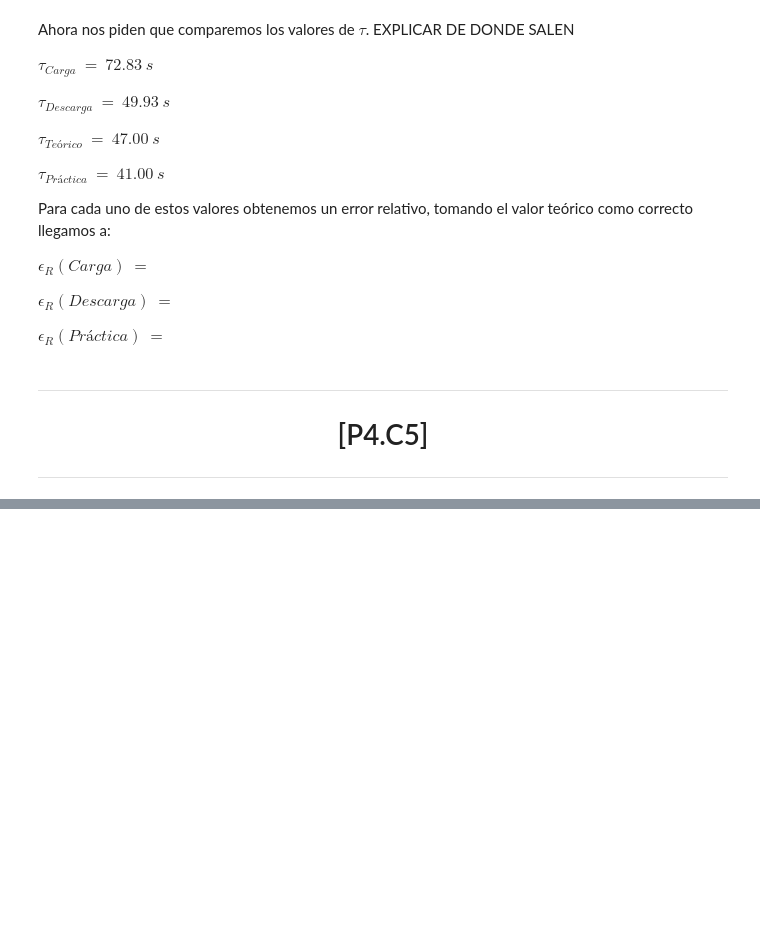
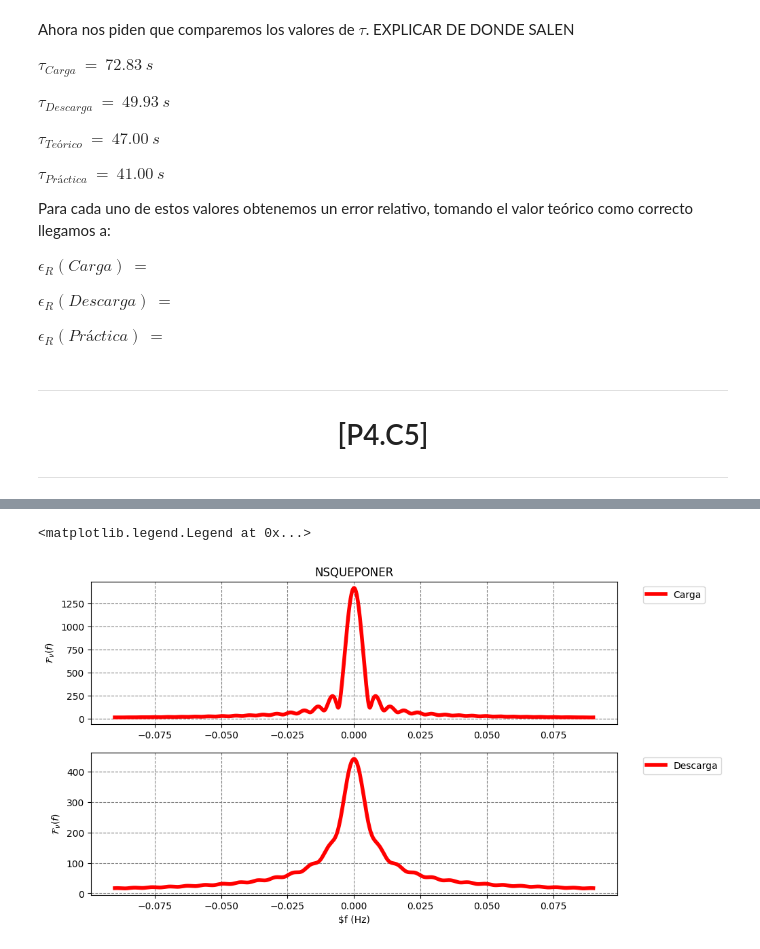
Before and after one commit to WetZap/Practicas-Circuitos, a Jupyter notebook: Practicas/Sesion 5/QuintaSesion.ipynb, the cells around one changed output, grey strips where cells are left out. Drawn from its saved outputs; the diff is of its cells as text; code cells hidden in the pictures; blank space fills up the shorter version.

```diff
--- a/Practicas/Sesion 5/QuintaSesion.ipynb
+++ b/Practicas/Sesion 5/QuintaSesion.ipynb
@@ -341,0 +376,31 @@ plt.show()
+# %%
+ModuloCarga = []
+ModuloDescarga = []
+
+frec=np.linspace(-0.09,0.09,10000)
+for i in frec:
+    RealCarga, ComplejaCarga = Fourier(VoltajeCondensadorCarga,TiempoCarga,i)
+    #print(ComplejaCarga)
+    RealDesCarga, ComplejaDesCarga = Fourier(VoltajeCondensadorDesCarga,TiempoDesCarga,i)
+    ModuloCarga.append(np.sqrt(RealCarga**2 + ComplejaCarga**2))
+    ModuloDescarga.append(np.sqrt(RealDesCarga**2 + ComplejaDesCarga**2))
+
+# Graficar el diagrama de  Bode - Ganancia
+plt.figure(figsize=(10, 6))
+plt.subplot(2, 1, 1)
+plt.plot(frec, ModuloCarga,label="Carga",color="red",lw=4)  # Gráfica semilogarítmica
+plt.title("NSQUEPONER")
+plt.ylabel(r"$\mathcal{F}_\nu (f)$")
+plt.legend(bbox_to_anchor=(1.04, 1), loc="upper left")
+plt.grid(True, which="both", linestyle="--", color="gray")
+
+# Graficar el Bode - Fase (radianes)
+plt.subplot(2, 1, 2)
+plt.plot(frec, ModuloDescarga,label="Descarga",color="red",lw=4)  # Gráfica semilogarítmica
+plt.ylabel(r"$\mathcal{F}_\nu (f)$")
+plt.xlabel(r"$f (Hz)")
+plt.grid(True, which="both", linestyle="--", color="gray")
+plt.legend(bbox_to_anchor=(1.04, 1), loc="upper left")
+# %% [output]
+<matplotlib.legend.Legend at 0x...>
+[figure, added]
```
Also changed, not shown: parts of 5 cells of this notebook, 1 other file.
